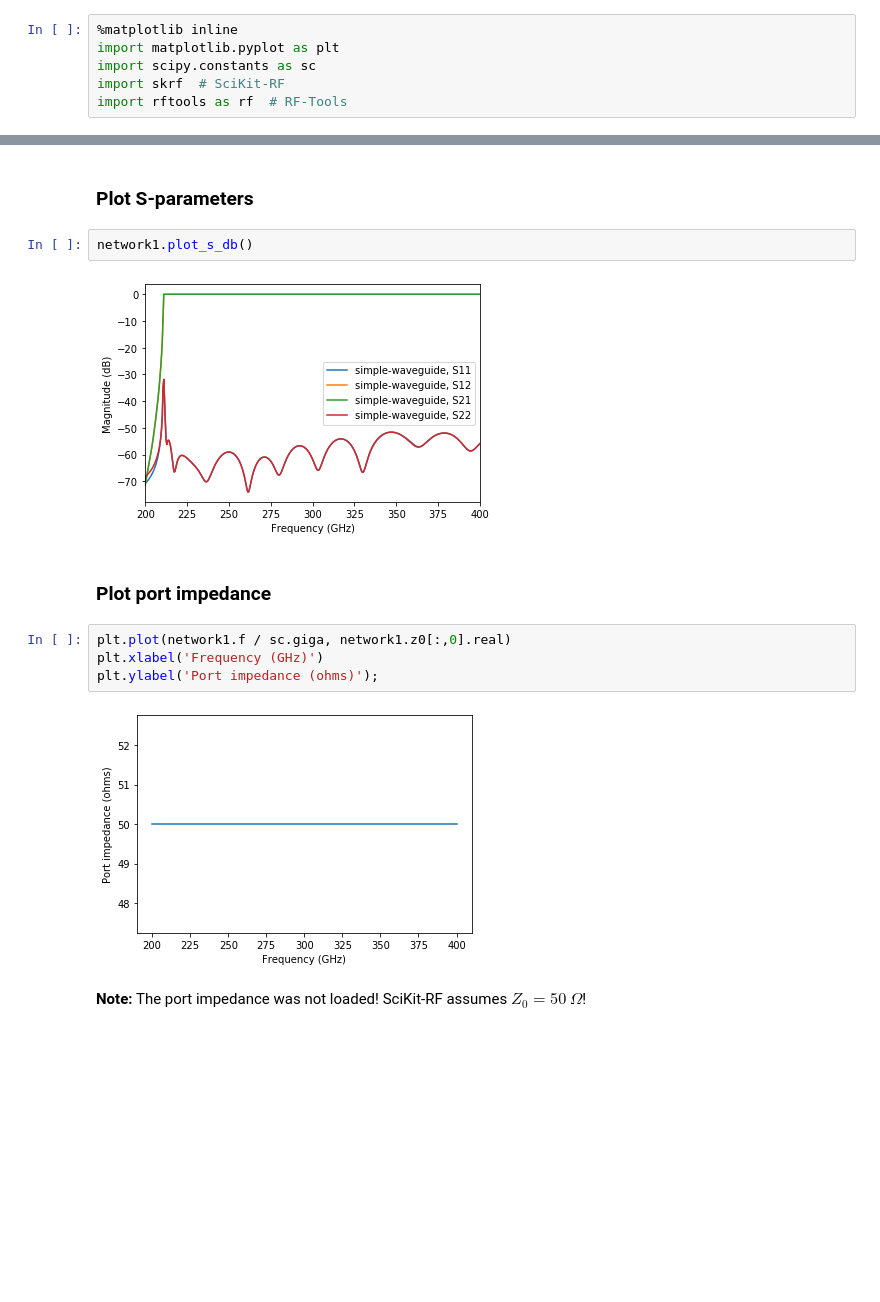
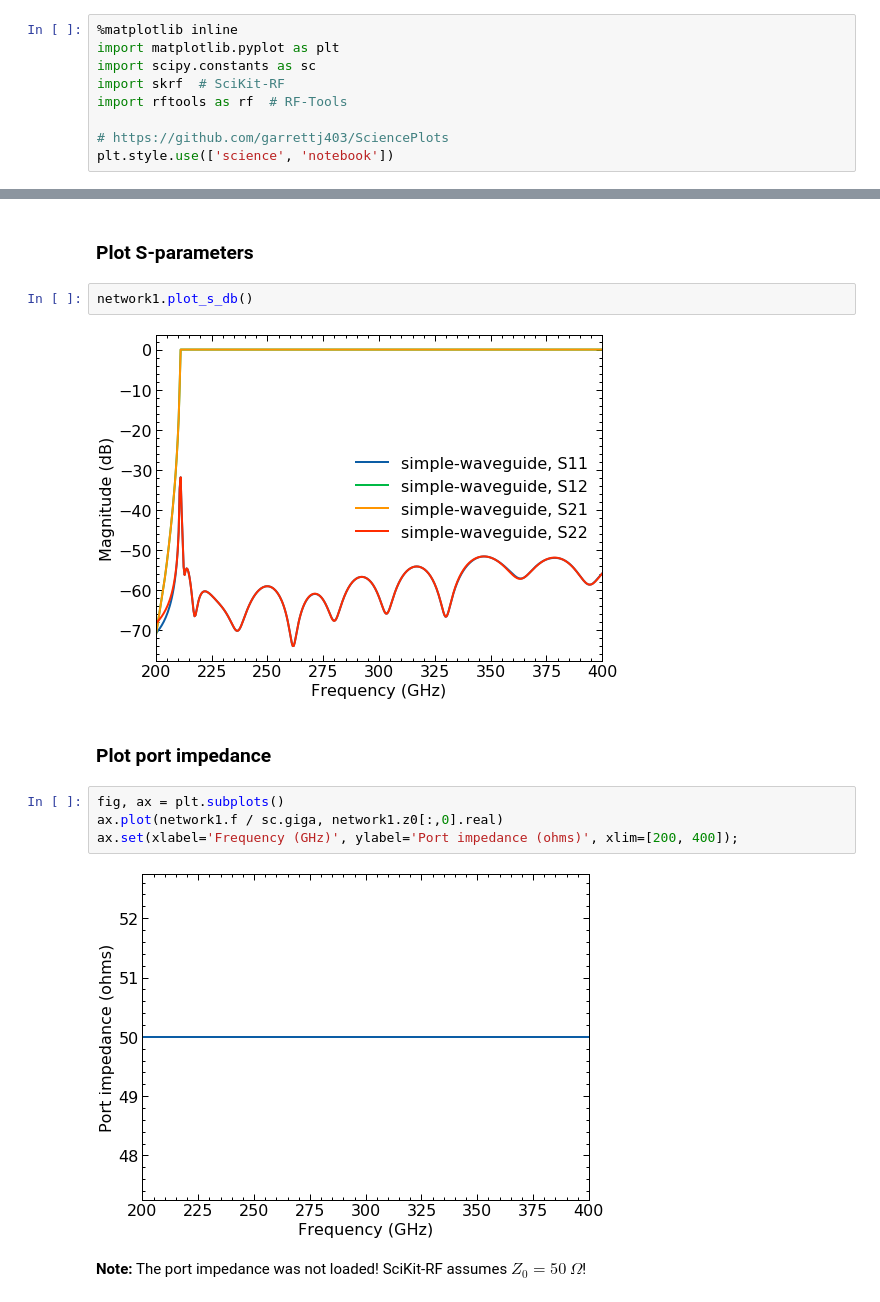
Before and after one commit to garrettj403/RF-tools, a Jupyter notebook: notebooks/Touchstone-Files.ipynb, the cells around one changed output, grey strips where cells are left out. Cells and saved outputs as stored; diff of their text form; blank space fills up the shorter version.

Commit message:
Make plots larger

```diff
--- a/notebooks/Touchstone-Files.ipynb
+++ b/notebooks/Touchstone-Files.ipynb
@@ -26,6 +26,9 @@ import matplotlib.pyplot as plt
 import scipy.constants as sc
 import skrf  # SciKit-RF
 import rftools as rf  # RF-Tools
+
+# https://github.com/garrettj403/SciencePlots
+plt.style.use(['science', 'notebook'])
 # %% [markdown]
 **Note:** We can use RF-tools to get the properties of the WR2.8 waveguide:
 # %%
@@ -57,15 +60,15 @@ network1 = skrf.Network('data/simple-waveguide.s2p')
 # %%
 network1.plot_s_db()
 # %% [output]
-[figure, old version]
+[figure, new version]
 # %% [markdown]
 ### Plot port impedance
 # %%
-plt.plot(network1.f / sc.giga, network1.z0[:,0].real)
-plt.xlabel('Frequency (GHz)')
-plt.ylabel('Port impedance (ohms)');
+fig, ax = plt.subplots()
+ax.plot(network1.f / sc.giga, network1.z0[:,0].real)
+ax.set(xlabel='Frequency (GHz)', ylabel='Port impedance (ohms)', xlim=[200, 400]);
 # %% [output]
-[figure, old version]
+[figure, new version]
 # %% [markdown]
 **Note:** The port impedance was not loaded! SciKit-RF assumes $Z_0 = 50~\Omega$!
 # %% [markdown]
```
Also changed, not shown: parts of 6 cells of this notebook.
